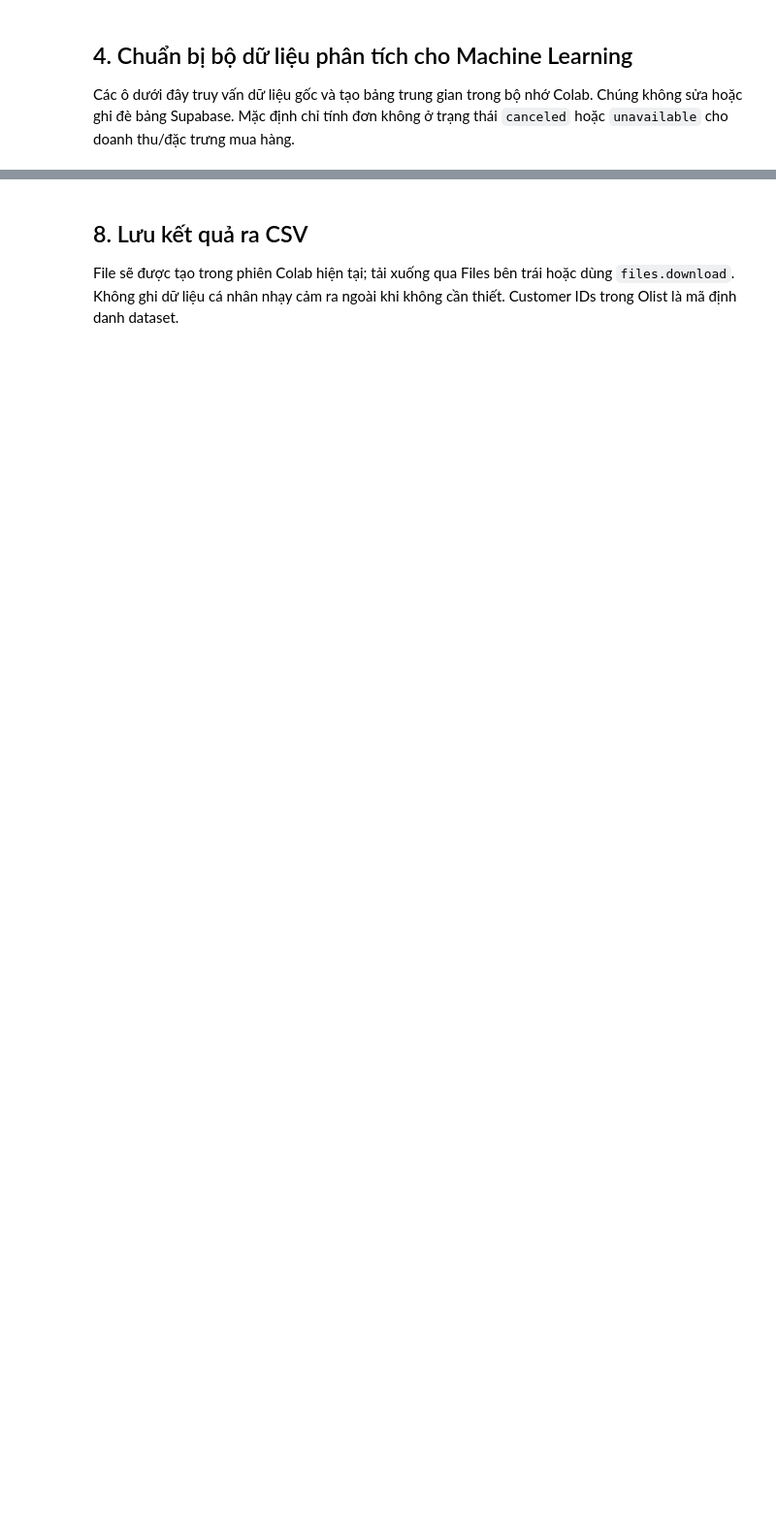
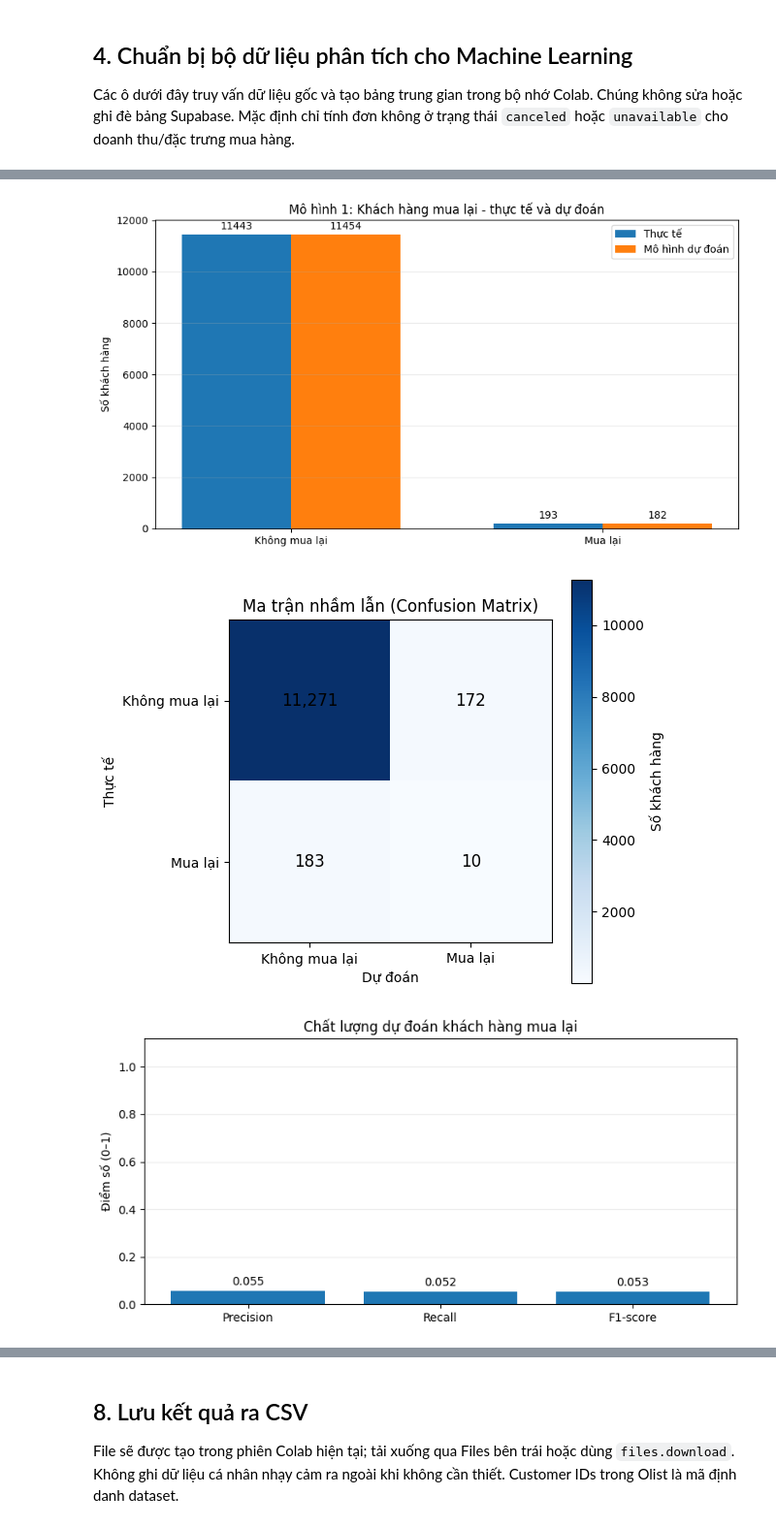
Before and after one commit to tinlata2003/olist, a Jupyter notebook: Notebook_nguon_Olist.ipynb, the cells around one changed output, grey strips where cells are left out. Shown at 97% size. Saved outputs shown, nothing was run; the diff lists cells and outputs as text; code cells hidden in the pictures; blank space fills up the shorter version.

```diff
--- a/Notebook_nguon_Olist.ipynb
+++ b/Notebook_nguon_Olist.ipynb
@@ -596 +1056,77 @@ if len(test):
+# %%
+import numpy as np
+import pandas as pd
+import matplotlib.pyplot as plt
+from sklearn.metrics import (
+    confusion_matrix, precision_score, recall_score, f1_score
+)
+
+if all(v in globals() for v in ['test', 'test_prob', 'best_threshold']) and len(test):
+    y_true = test['repeat_label'].astype(int).to_numpy()
+    y_pred = (np.asarray(test_prob) >= best_threshold).astype(int)
+
+    # Biểu đồ 1: Thực tế so với dự đoán
+    labels = ['Không mua lại', 'Mua lại']
+    actual_counts = [(y_true == i).sum() for i in [0, 1]]
+    predicted_counts = [(y_pred == i).sum() for i in [0, 1]]
+
+    x = np.arange(2)
+    width = 0.35
+    fig, ax = plt.subplots(figsize=(9, 5))
+    b1 = ax.bar(x - width/2, actual_counts, width, label='Thực tế')
+    b2 = ax.bar(x + width/2, predicted_counts, width, label='Mô hình dự đoán')
+
+    ax.bar_label(b1, padding=3)
+    ax.bar_label(b2, padding=3)
+    ax.set_xticks(x, labels)
+    ax.set_ylabel('Số khách hàng')
+    ax.set_title('Mô hình 1: Khách hàng mua lại - thực tế và dự đoán')
+    ax.legend()
+    ax.grid(axis='y', alpha=0.25)
+    plt.tight_layout()
+    plt.show()
+
+    # Biểu đồ 2: Ma trận nhầm lẫn
+    cm = confusion_matrix(y_true, y_pred, labels=[0, 1])
+    fig, ax = plt.subplots(figsize=(6, 5))
+    im = ax.imshow(cm, cmap='Blues')
+    ax.set_xticks([0, 1], labels=labels)
+    ax.set_yticks([0, 1], labels=labels)
+    ax.set_xlabel('Dự đoán')
+    ax.set_ylabel('Thực tế')
+    ax.set_title('Ma trận nhầm lẫn (Confusion Matrix)')
+
+    for i in range(2):
+        for j in range(2):
+            ax.text(j, i, f'{cm[i, j]:,}', ha='center',
+                    va='center', color='black', fontsize=12)
+
+    fig.colorbar(im, ax=ax, label='Số khách hàng')
+    plt.tight_layout()
+    plt.show()
+
+    # Biểu đồ 3: Các chỉ số phân loại
+    metric_values = {
+        'Precision': precision_score(y_true, y_pred, zero_division=0),
+        'Recall': recall_score(y_true, y_pred, zero_division=0),
+        'F1-score': f1_score(y_true, y_pred, zero_division=0)
+    }
+
+    fig, ax = plt.subplots(figsize=(8, 4))
+    bars = ax.bar(metric_values.keys(), metric_values.values())
+    ax.bar_label(bars, labels=[f'{v:.3f}' for v in metric_values.values()],
+                 padding=3)
+    ax.set_ylim(0, 1.12)
+    ax.set_ylabel('Điểm số (0–1)')
+    ax.set_title('Chất lượng dự đoán khách hàng mua lại')
+    ax.grid(axis='y', alpha=0.25)
+    plt.tight_layout()
+    plt.show()
+
+else:
+    print('Chạy ô mô hình 1 trước để tạo test, test_prob và best_threshold.')
+# %% [output]
+[figure, added]
+[figure, added]
+[figure, added]
 # %% [markdown]
```
Also changed, not shown: parts of 34 cells of this notebook, 4 other files.
